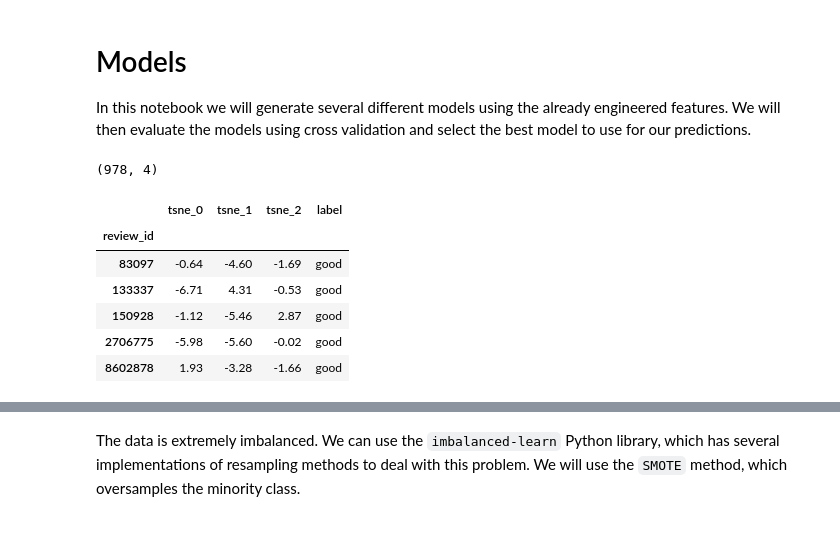
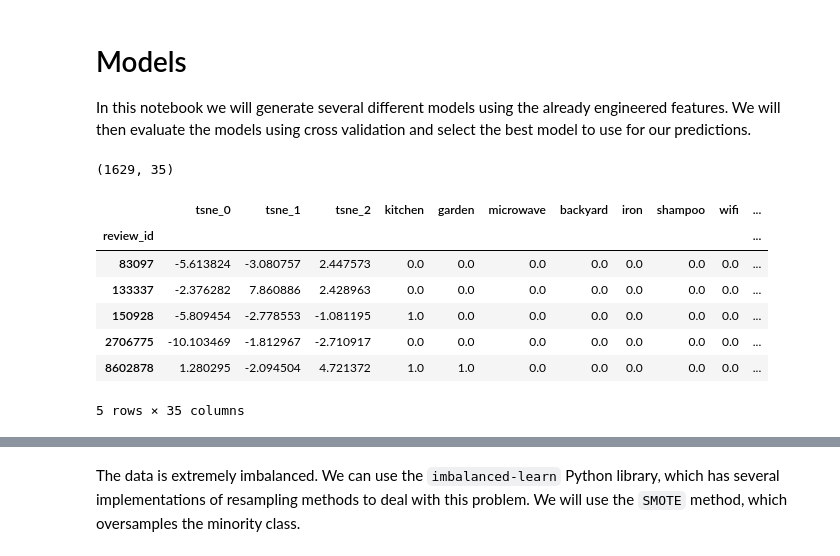
Before and after one commit to g1776/DS440CapstoneIndubitably, a Jupyter notebook: notebooks/modelling/models.ipynb, the cells around one changed output, grey strips where cells are left out. Saved outputs shown, nothing was run; the diff lists cells and outputs as text; code cells hidden in the pictures.

```diff
--- a/notebooks/modelling/models.ipynb
+++ b/notebooks/modelling/models.ipynb
@@ -6,22 +6,23 @@ import pandas as pd
 from sklearn.ensemble import RandomForestClassifier
 from sklearn.model_selection import train_test_split
 # %%
-GEO = 'texas'
+GEO = 'texas_florida'
 df = pd.read_csv(f'../../data/processed/features_{GEO}.csv')
 df.index = df["review_id"]
 df.drop(columns=["review_id"], inplace=True)
 
 print(df.shape)
 df.head()
 # %% [output]
-(978, 4)
+(1629, 35)
-|  | tsne_0 | tsne_1 | tsne_2 | label |
-| review_id |  |  |  |  |
-| 83097 | -0.64 | -4.60 | -1.69 | good |
-| 133337 | -6.71 | 4.31 | -0.53 | good |
-| 150928 | -1.12 | -5.46 | 2.87 | good |
-| 2706775 | -5.98 | -5.60 | -0.02 | good |
-| 8602878 | 1.93 | -3.28 | -1.66 | good |
+|  | tsne_0 | tsne_1 | tsne_2 | kitchen | garden | microwave | backyard | iron | shampoo | wifi | ... |
+| review_id |  |  |  |  |  |  |  |  |  |  | ... |
+| 83097 | -5.613824 | -3.080757 | 2.447573 | 0.0 | 0.0 | 0.0 | 0.0 | 0.0 | 0.0 | 0.0 | ... |
+| 133337 | -2.376282 | 7.860886 | 2.428963 | 0.0 | 0.0 | 0.0 | 0.0 | 0.0 | 0.0 | 0.0 | ... |
+| 150928 | -5.809454 | -2.778553 | -1.081195 | 1.0 | 0.0 | 0.0 | 0.0 | 0.0 | 0.0 | 0.0 | ... |
+| 2706775 | -10.103469 | -1.812967 | -2.710917 | 0.0 | 0.0 | 0.0 | 0.0 | 0.0 | 0.0 | 0.0 | ... |
+| 8602878 | 1.280295 | -2.094504 | 4.721372 | 1.0 | 1.0 | 0.0 | 0.0 | 0.0 | 0.0 | 0.0 | ... |
+5 rows × 35 columns
 # %%
 df.label.value_counts()
 # %% [output]
```
Also changed, not shown: parts of 7 cells of this notebook, 4 other files.
